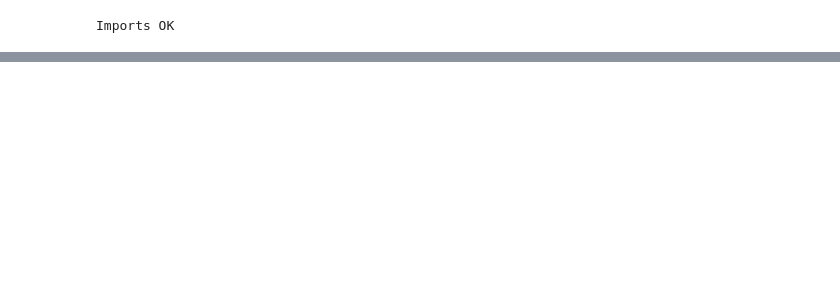
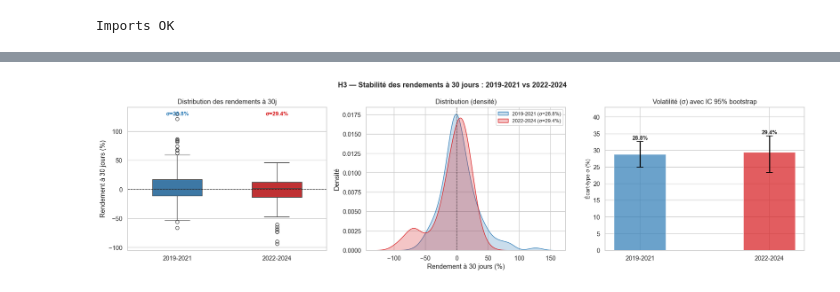
Before and after one commit to Dmkn78/IPO, a Jupyter notebook: H3.ipynb, the cells around one changed output, grey strips where cells are left out. Saved outputs shown, nothing was run; the diff lists cells and outputs as text; code cells hidden in the pictures; blank space fills up the shorter version.

```diff
--- a/H3.ipynb
+++ b/H3.ipynb
@@ -300,0 +199,60 @@ Lecture:
+# %%
+# ── Visualisations ─────────────────────────────────────────────────────────
+fig, axes = plt.subplots(1, 3, figsize=(18, 5))
+
+# 1. Boxplot
+ax = axes[0]
+plot_df = df[["cohort", "ret_30d"]].copy()
+plot_df["ret_30d"] *= 100
+sns.boxplot(
+    data=plot_df, x="cohort", y="ret_30d",
+    order=["2019-2021", "2022-2024"],
+    palette=[COLORS["2019-2021"], COLORS["2022-2024"]],
+    ax=ax, width=0.5,
+)
+ax.axhline(0, color="black", lw=1, ls="--", alpha=0.5)
+ax.set_xlabel("")
+ax.set_ylabel("Rendement à 30 jours (%)")
+ax.set_title("Distribution des rendements à 30j")
+for cohort, std_val in [("2019-2021", std_19), ("2022-2024", std_22)]:
+    idx = ["2019-2021", "2022-2024"].index(cohort)
+    ax.text(idx, ax.get_ylim()[1] * 0.90,
+            f"σ={std_val*100:.1f}%",
+            ha="center", fontsize=10, fontweight="bold",
+            color=COLORS[cohort])
+
+# 2. KDE
+ax = axes[1]
+for cohort, r in [("2019-2021", r_19_21), ("2022-2024", r_22_24)]:
+    sns.kdeplot(r * 100, ax=ax, fill=True, alpha=0.25,
+                color=COLORS[cohort], label=f"{cohort} (σ={np.std(r, ddof=1)*100:.1f}%)")
+ax.axvline(0, color="black", lw=1, ls="--", alpha=0.5)
+ax.set_xlabel("Rendement à 30 jours (%)")
+ax.set_ylabel("Densité")
+ax.set_title("Distribution (densité)")
+ax.legend(fontsize=9)
+
+# 3. Bootstrap des σ avec IC
+ax = axes[2]
+cohorts_lbl = ["2019-2021", "2022-2024"]
+stds   = [std_19 * 100, std_22 * 100]
+lo_s   = [std_19_lo * 100, std_22_lo * 100]
+hi_s   = [std_19_hi * 100, std_22_hi * 100]
+cols   = [COLORS[c] for c in cohorts_lbl]
+
+bars = ax.bar(cohorts_lbl, stds, color=cols, alpha=0.7, width=0.4)
+for i, (lo, hi, std) in enumerate(zip(lo_s, hi_s, stds)):
+    ax.errorbar(i, std, yerr=[[std - lo], [hi - std]],
+                fmt="none", color="black", capsize=6, lw=2)
+    ax.text(i, hi + 0.5, f"{std:.1f}%", ha="center", fontsize=10, fontweight="bold")
+
+ax.set_ylabel("Écart-type σ (%)", fontsize=10)
+ax.set_title("Volatilité (σ) avec IC 95% bootstrap")
+ax.set_ylim(0, max(hi_s) * 1.25)
+
+fig.suptitle("H3 — Stabilité des rendements à 30 jours : 2019-2021 vs 2022-2024",
+             fontsize=13, fontweight="bold")
+plt.tight_layout()
+plt.show()
+# %% [output]
+[figure, added]
```
Also changed, not shown: parts of 13 cells of this notebook, 3 other files.
